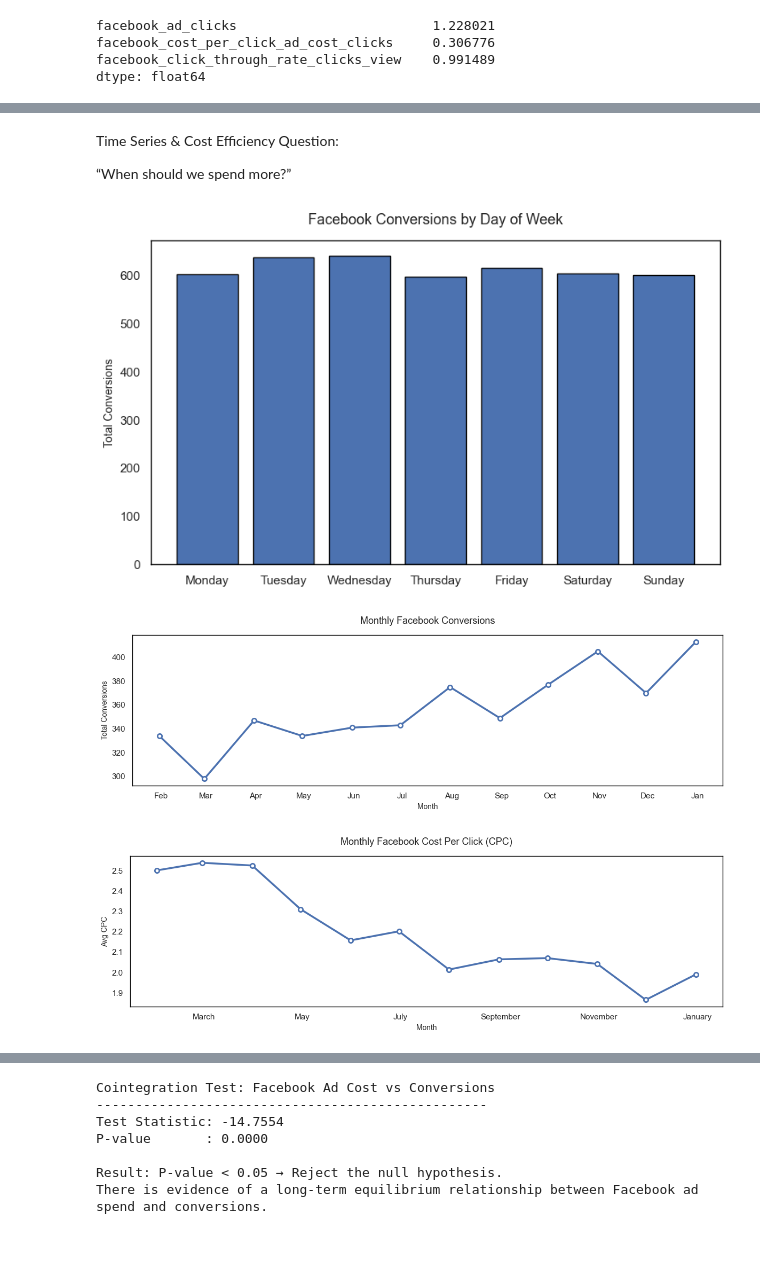
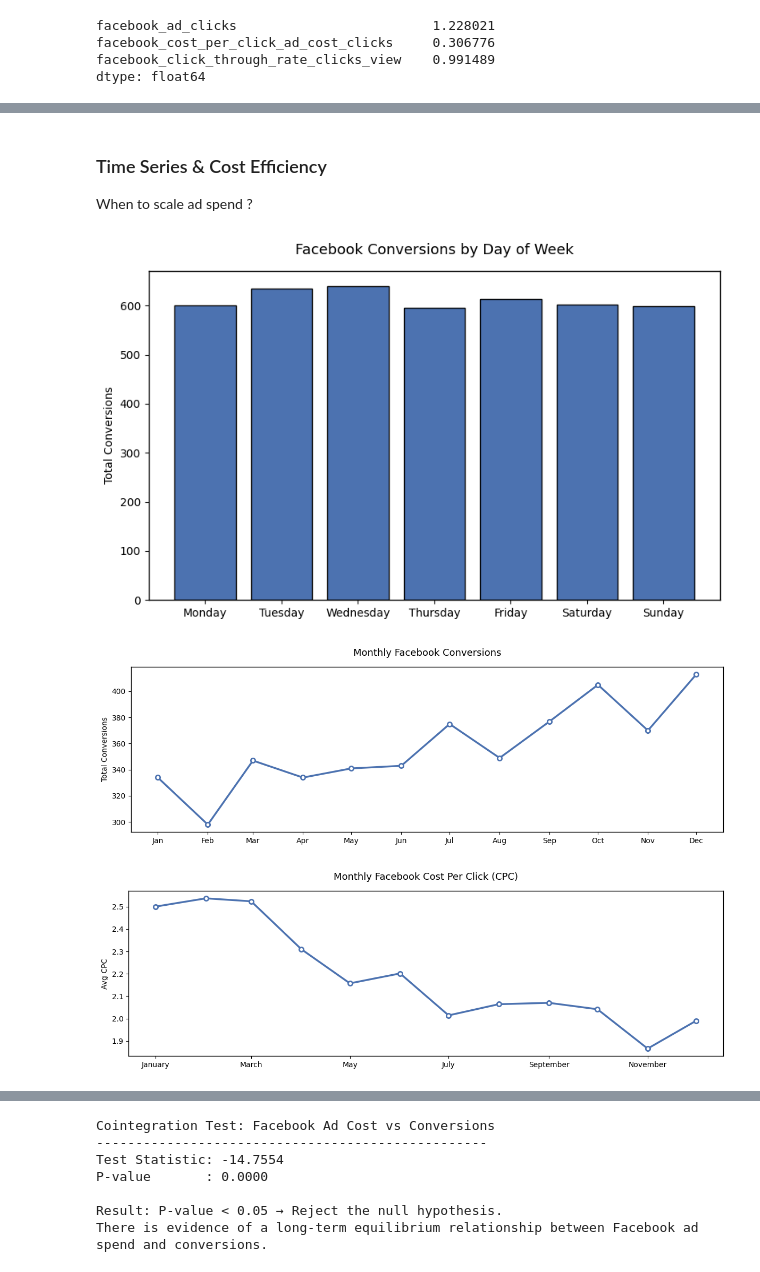
Before and after one commit to data-sous-shaif/Paid-Ads-Efficiency-Facebook-vs-AdWords, a Jupyter notebook: notebooks/eda.ipynb, the cells around one changed output, grey strips where cells are left out. Drawn from its saved outputs; the diff is of its cells as text; code cells hidden in the pictures; blank space fills up the shorter version.

```diff
--- a/notebooks/eda.ipynb
+++ b/notebooks/eda.ipynb
@@ -718,13 +612,14 @@ Budget should flow toward audiences/placements that deliver cheap, scalable clic
 # %% [markdown]
-Time Series & Cost Efficiency
-Question:
+### Time Series & Cost Efficiency
 
-“When should we spend more?”
+When to scale ad spend ?
 # %%
 FACEBOOK_COLOR = '#4C72B0'
+
+# Aggregate conversions by day of week
 weekly_fb = (
     df
-    .groupby(df.index.day_name())['facebook_ad_conversions']
+    .groupby(df['date'].dt.day_name())['facebook_ad_conversions']
     .sum()
     .reindex([
         'Monday','Tuesday','Wednesday',
@@ -732,9 +627,9 @@ weekly_fb = (
     ])
 )
 
+# Plot
 fig, ax = plt.subplots(figsize=(8, 5))
 
-# Plot bars
 ax.bar(
     weekly_fb.index,
     weekly_fb.values,
@@ -745,13 +640,11 @@ ax.bar(
 
 # Styling
 ax.set_title('Facebook Conversions by Day of Week', fontsize=13, pad=15)
-ax.set_xlabel('', fontsize=10)
-ax.set_ylabel('Total Conversions', fontsize=10)
+ax.set_xlabel('')
+ax.set_ylabel('Total Conversions')
 
-# Remove gridlines
 ax.grid(False)
 
-# Add border
 for spine in ax.spines.values():
     spine.set_visible(True)
     spine.set_linewidth(1)
@@ -760,60 +653,55 @@ for spine in ax.spines.values():
 plt.tight_layout()
 plt.show()
 # %% [output]
-[figure, old version]
+[figure, new version]
 # %%
-import matplotlib.dates as mdates
-
 FACEBOOK_COLOR = '#4C72B0'
 
-# Ensure 'date' is datetime type
-df['date'] = pd.to_datetime(df['date'])
+# Set date as index (required for resample)
+df = df.set_index('date')
 
-# Set date as index
-df.set_index('date', inplace=True)
-
-# Resample monthly conversions
-monthly_fb_conversions = df['facebook_ad_conversions'].resample('M').sum()
+# Resample monthly conversions (Month Start)
+monthly_fb_conversions = (
+    df['facebook_ad_conversions']
+    .resample('MS')
+    .sum()
+)
 
 fig, ax = plt.subplots(figsize=(12, 4))
 
-# Plot with markers
 ax.plot(
     monthly_fb_conversions.index,
     monthly_fb_conversions.values,
     color=FACEBOOK_COLOR,
     linewidth=2.5,
     marker='o',
     markersize=6,
     markerfacecolor='white',
     markeredgewidth=2,
     markeredgecolor=FACEBOOK_COLOR
 )
 
 # Styling
 ax.set_title('Monthly Facebook Conversions', fontsize=13, pad=15)
-ax.set_xlabel('Month', fontsize=10)
-ax.set_ylabel('Total Conversions', fontsize=10)
+ax.set_xlabel('')
+ax.set_ylabel('Total Conversions')
 
-# Remove gridlines
 ax.grid(False)
 
-# Add border
 for spine in ax.spines.values():
     spine.set_visible(True)
     spine.set_linewidth(1)
     spine.set_edgecolor('black')
 
-# Set month names on x-axis
-ax.xaxis.set_major_formatter(mdates.DateFormatter('%b'))  # Jan, Feb, etc.
-ax.xaxis.set_major_locator(mdates.MonthLocator())         # one tick per month
+ax.xaxis.set_major_formatter(mdates.DateFormatter('%b'))
+ax.xaxis.set_major_locator(mdates.MonthLocator())
 
 plt.tight_layout()
 plt.show()
 # %% [output]
-[figure, old version]
+[figure, new version]
 # %%
-monthly_fb_cpc = df['facebook_cost_per_click_ad_cost_clicks'].resample('M').mean()
+monthly_fb_cpc = df['facebook_cost_per_click_ad_cost_clicks'].resample('MS').mean()
 
 fig, ax = plt.subplots(figsize=(12, 4))
 
@@ -832,7 +720,7 @@ ax.plot(
 
 # Styling
 ax.set_title('Monthly Facebook Cost Per Click (CPC)', fontsize=13, pad=15)
-ax.set_xlabel('Month', fontsize=10)
+ax.set_xlabel('')
 ax.set_ylabel('Avg CPC', fontsize=10)
 
 # Remove gridlines
@@ -850,7 +738,7 @@ for spine in ax.spines.values():
 plt.tight_layout()
 plt.show()
 # %% [output]
-[figure, old version]
+[figure, new version]
 # %%
 fig, ax1 = plt.subplots(figsize=(12, 4))
 
```
Also changed, not shown: parts of 29 cells of this notebook.
